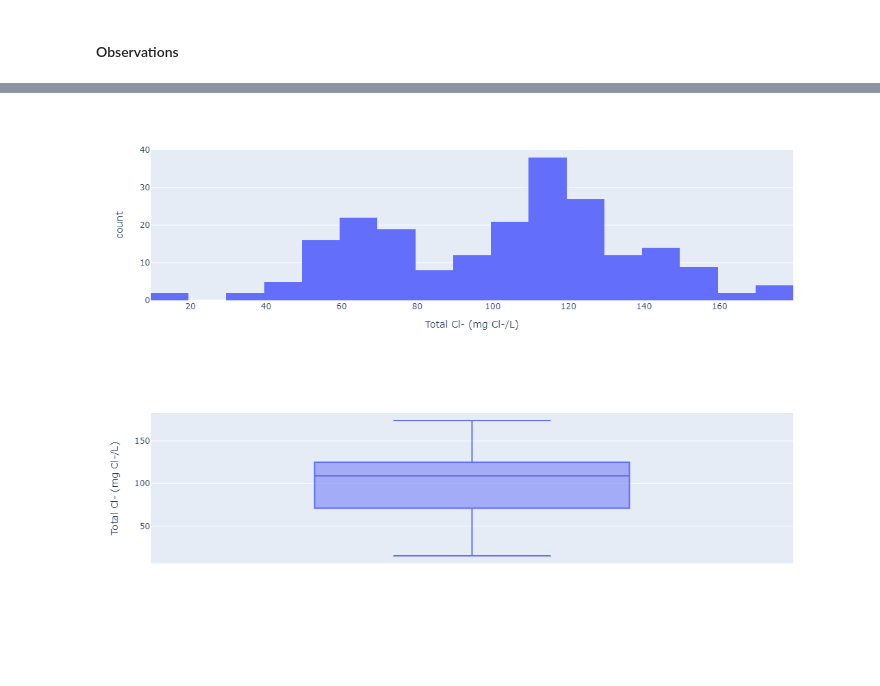
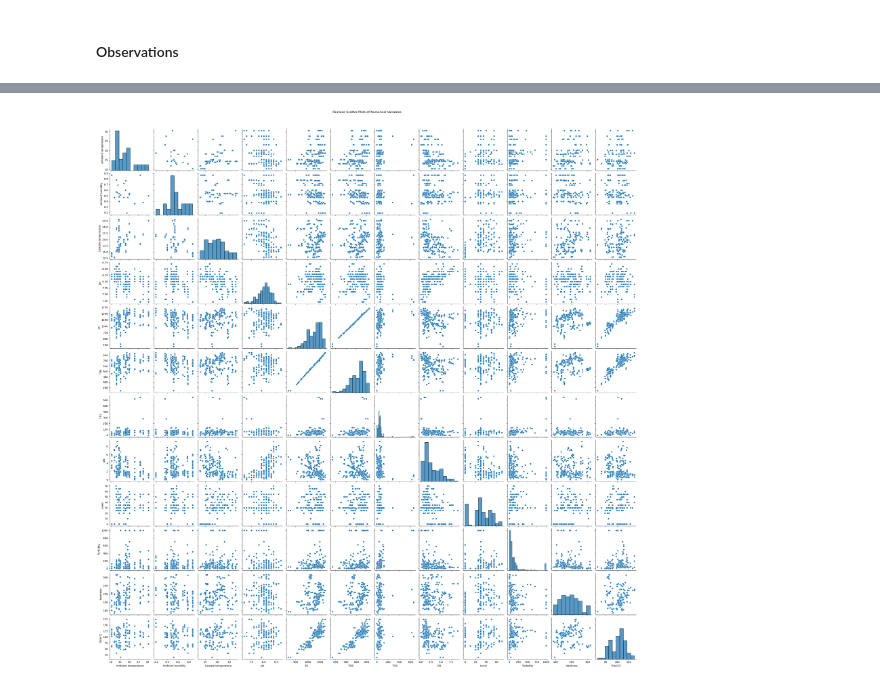
Before and after one commit to sarahgracemahlangu/ExploreAI-Python-Group-Project, a Jupyter notebook: python_group_project.ipynb, the cells around one changed output, grey strips where cells are left out. Drawn from its saved outputs; the diff is of its cells as text; code cells hidden in the pictures; blank space fills up the shorter version.

```diff
--- a/python_group_project.ipynb
+++ b/python_group_project.ipynb
@@ -254,2 +211,0 @@ fig.show()
-# %%
-df['Turbidity (NTU)'] = df['Turbidity (NTU)'].fillna(0)
@@ -272,2 +211,0 @@ fig.show()
-# %%
-df['Hardness\n(mg CaCO3/L)'] = df['Hardness\n(mg CaCO3/L)'].fillna(df['Hardness\n(mg CaCO3/L)'].mean())
@@ -283,2 +211,0 @@ fig.show()
-# %%
-df['Hardness classification'] = df['Hardness classification'].fillna(df['Hardness classification'].mode())
@@ -287,16 +211,0 @@ df['Hardness classification'] = df['Hardness classification'].fillna(df['Hardnes
-# %%
-import plotly.express as px
-
-fig = px.histogram(df, x="Total Cl-\n(mg Cl-/L)")
-fig.show()
-# %% [output]
-[figure, removed]
-# %%
-import plotly.express as px
-
-fig = px.box(df, y="Total Cl-\n(mg Cl-/L)")
-fig.show()
-# %% [output]
-[figure, removed]
-# %%
- df['Total Cl-\n(mg Cl-/L)'] = df['Total Cl-\n(mg Cl-/L)'].fillna(df['Total Cl-\n(mg Cl-/L)'].median())
@@ -309,0 +212,8 @@ fig.show()
+# %%
+# Create pairwise scatter plots for numerical variables
+
+sns.pairplot(df, vars = num_cols, palette = 'Set1')
+plt.suptitle('Pairwise Scatter Plots of Numerical Variables', y=1.02)
+plt.show()
+# %% [output]
+[figure, added]
```
Also changed, not shown: parts of 31 cells of this notebook.
